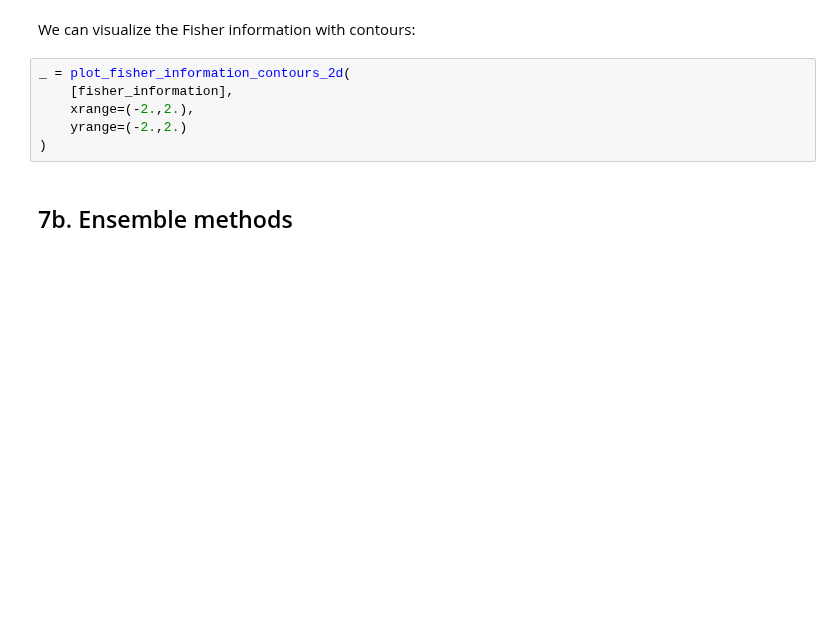
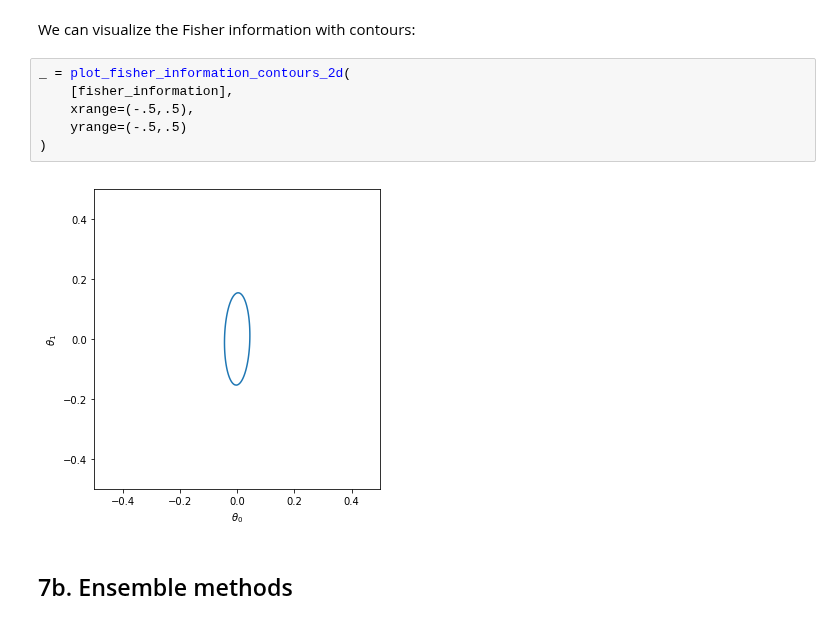
Before and after one commit to madminer-tool/madminer, a Jupyter notebook: examples/tutorial/tutorial_2.ipynb, the cells around one changed output. Saved outputs shown, nothing was run; the diff lists cells and outputs as text; blank space fills up the shorter version.

```diff
--- a/examples/tutorial/tutorial_2.ipynb
+++ b/examples/tutorial/tutorial_2.ipynb
@@ -167,9 +181,11 @@ We can visualize the Fisher information with contours:
 # %%
 _ = plot_fisher_information_contours_2d(
     [fisher_information],
-    xrange=(-2.,2.),
-    yrange=(-2.,2.)
+    xrange=(-.5,.5),
+    yrange=(-.5,.5)
 )
+# %% [output]
+[figure, added]
 # %% [markdown]
 ## 7b. Ensemble methods
 # %% [markdown]
```
Also changed, not shown: parts of 9 cells of this notebook.
